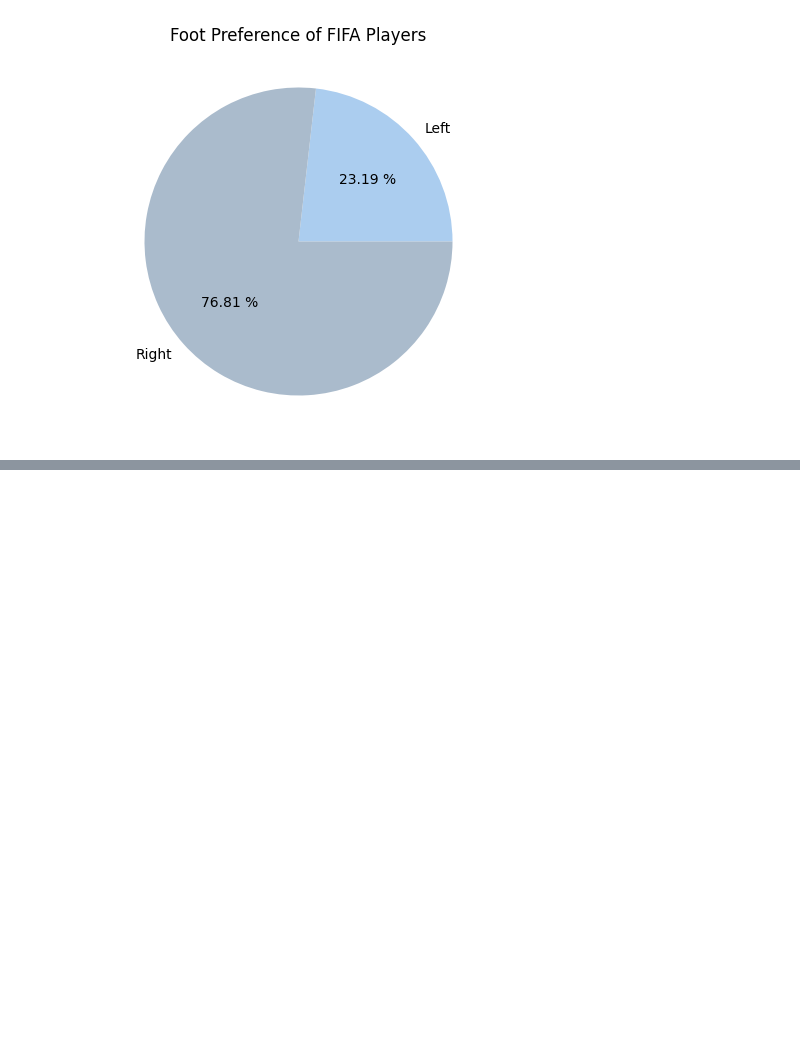
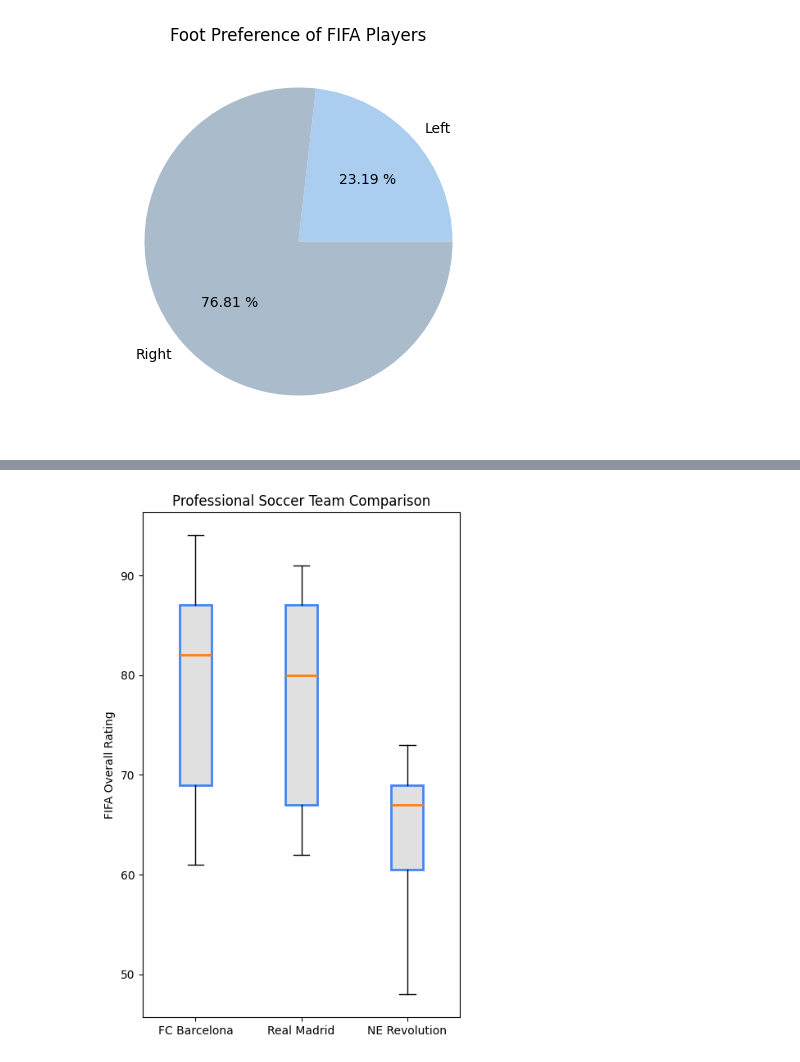
Before and after one commit to kilik42/week-1-ai-course, a Jupyter notebook: jupyter_files/week1.ipynb, the cells around one changed output, grey strips where cells are left out. Saved outputs shown, nothing was run; the diff lists cells and outputs as text; code cells hidden in the pictures; blank space fills up the shorter version.

```diff
--- a/jupyter_files/week1.ipynb
+++ b/jupyter_files/week1.ipynb
@@ -1161,0 +1205,45 @@ plt.show()
+# %%
+"""### Box and Whiskers Chart"""
+
+# Create a new figure for the box plot
+plt.figure(figsize=(5, 8), dpi=100)
+
+# Reset style back to default (so this plot isn't affected by ggplot style)
+plt.style.use('default')
+
+# Select the "Overall" ratings for specific clubs (each becomes a dataset in boxplot)
+barcelona = fifa.loc[fifa.Club == "FC Barcelona"]['Overall'] # this will select the "Overall" ratings for players in the FIFA dataset who belong to the club "FC Barcelona". The loc[] function is used to filter the DataFrame based on the condition fifa.Club == "FC Barcelona", and then ['Overall'] selects the "Overall" column from the filtered DataFrame, resulting in a Series containing the overall ratings of players from FC Barcelona. This Series will be used as one of the datasets in the box plot to compare player ratings across different clubs.
+madrid = fifa.loc[fifa.Club == "Real Madrid"]['Overall'] # this will select the "Overall" ratings for players in the FIFA dataset who belong to the club "Real Madrid". Similar to the previous line, the loc[] function filters the DataFrame based on the condition fifa.Club == "Real Madrid", and then ['Overall'] selects the "Overall" column from the filtered DataFrame, resulting in a Series containing the overall ratings of players from Real Madrid. This Series will be used as another dataset in the box plot to compare player ratings across different clubs.
+revs = fifa.loc[fifa.Club == "New England Revolution"]['Overall'] # this will select the "Overall" ratings for players in the FIFA dataset who belong to the club "New England Revolution". The loc[] function filters the DataFrame based on the condition fifa.Club == "New England Revolution", and then ['Overall'] selects the "Overall" column from the filtered DataFrame, resulting in a Series containing the overall ratings of players from New England Revolution. This Series will be used as another dataset in the box plot to compare player ratings across different clubs.
+
+# Create the boxplot:
+# - labels name each dataset
+# - patch_artist=True allows filled boxes
+# - medianprops styles the median line
+bp = plt.boxplot(
+    [barcelona, madrid, revs],
+    labels=['FC Barcelona', 'Real Madrid', 'NE Revolution'],
+    patch_artist=True,
+    medianprops={'linewidth': 2}
+) # this will create a box plot comparing the "Overall" ratings of players from three different clubs: FC Barcelona, Real Madrid, and New England Revolution. The boxplot() function takes a list of datasets (in this case, the overall ratings for each club) and creates a box plot for each dataset. The labels parameter assigns names to each dataset for the x-axis, patch_artist=True allows the boxes to be filled with color, and medianprops={'linewidth': 2} styles the median line in the box plot to have a width of 2. The resulting box plot will visually compare the distribution of player ratings across these three clubs.
+
+# Add a title
+plt.title('Professional Soccer Team Comparison')
+
+# Label y-axis (the values being summarized)
+plt.ylabel('FIFA Overall Rating')
+
+# Loop through each box (rectangle) to style outline and fill colors
+for box in bp['boxes']:
+    # Set the outline color and width
+
+    box.set(color='#4286f4', linewidth=2)
+    # Set the fill color for the box
+    box.set(facecolor='#e0e0e0')
+    # (Optional) add hatch patterns if desired
+    # box.set(hatch='/')
+
+# Display the box plot
+plt.show()
+# %% [output]
+[figure, added]
```
Also changed, not shown: parts of 1 cell of this notebook.
